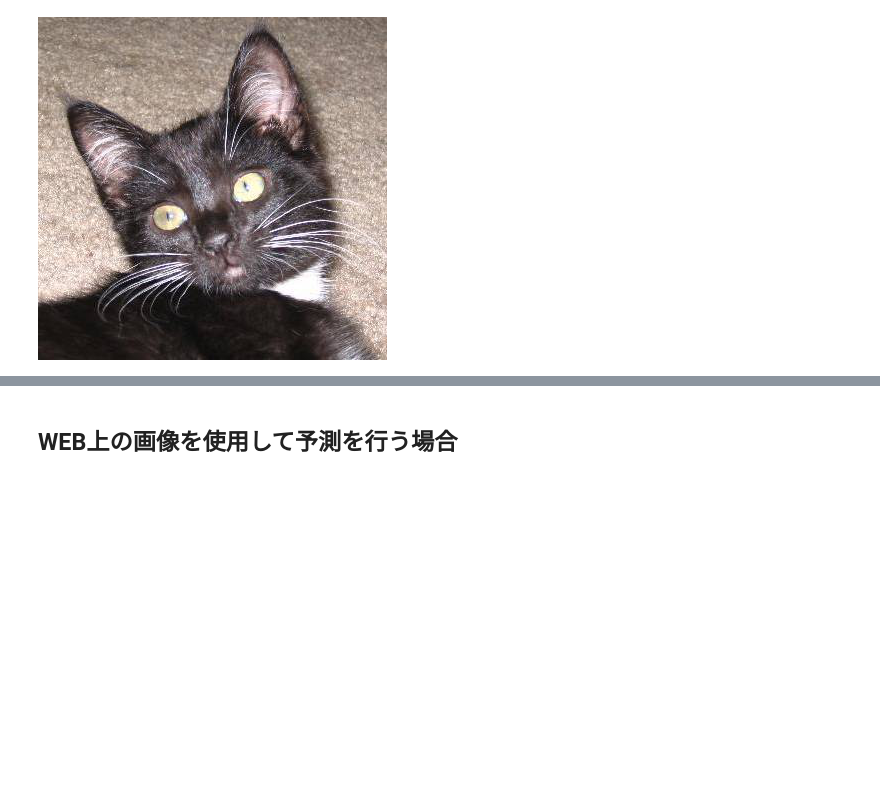
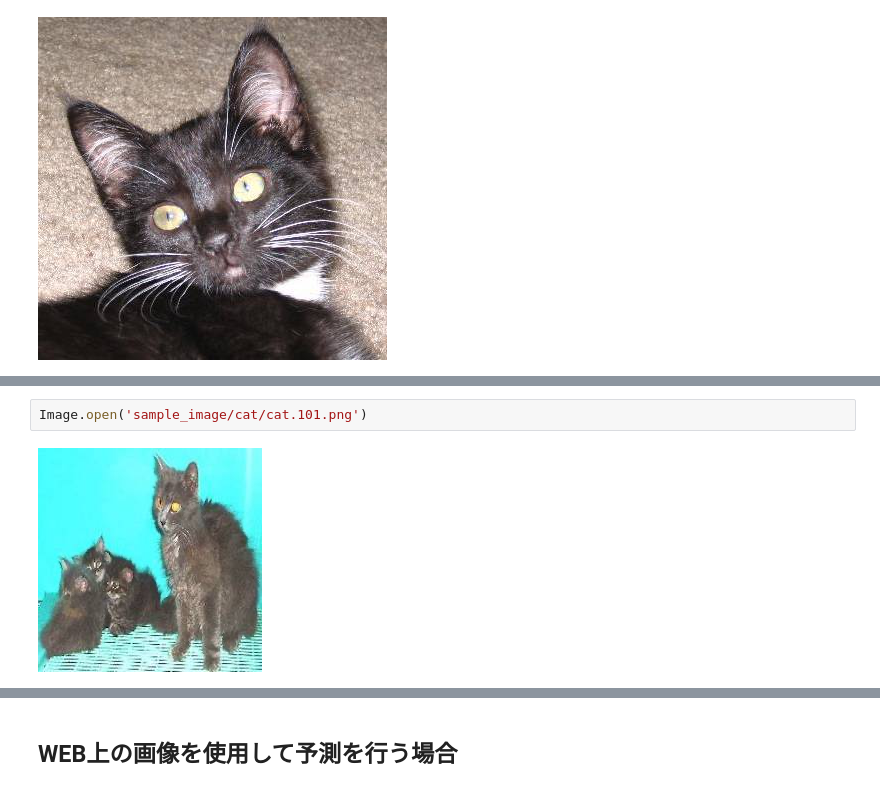
Before and after one commit to tkinjo1985/lobe_py, a Jupyter notebook: lobe_sample.ipynb, the cells around one changed output, grey strips where cells are left out. Saved outputs shown, nothing was run; the diff lists cells and outputs as text; blank space fills up the shorter version.

```diff
--- a/lobe_sample.ipynb
+++ b/lobe_sample.ipynb
@@ -47 +29,5 @@ Wall time: 120 ms
 'cat'
+# %%
+Image.open('sample_image/cat/cat.101.png')
+# %% [output]
+[figure, added]
```
Also changed, not shown: parts of 9 cells of this notebook, 7 other files.
